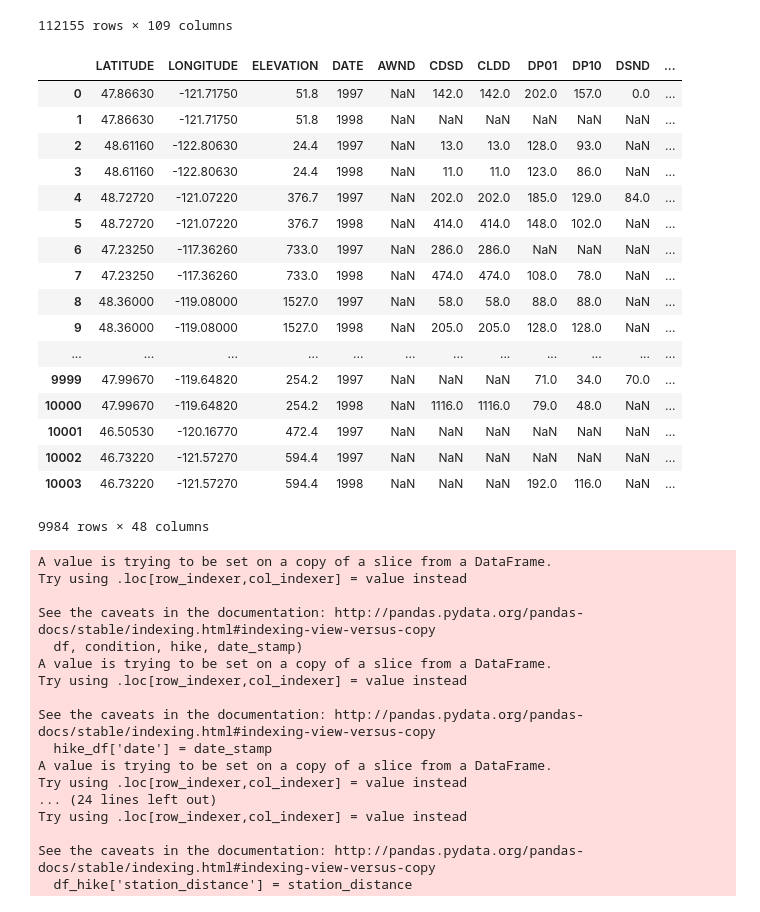
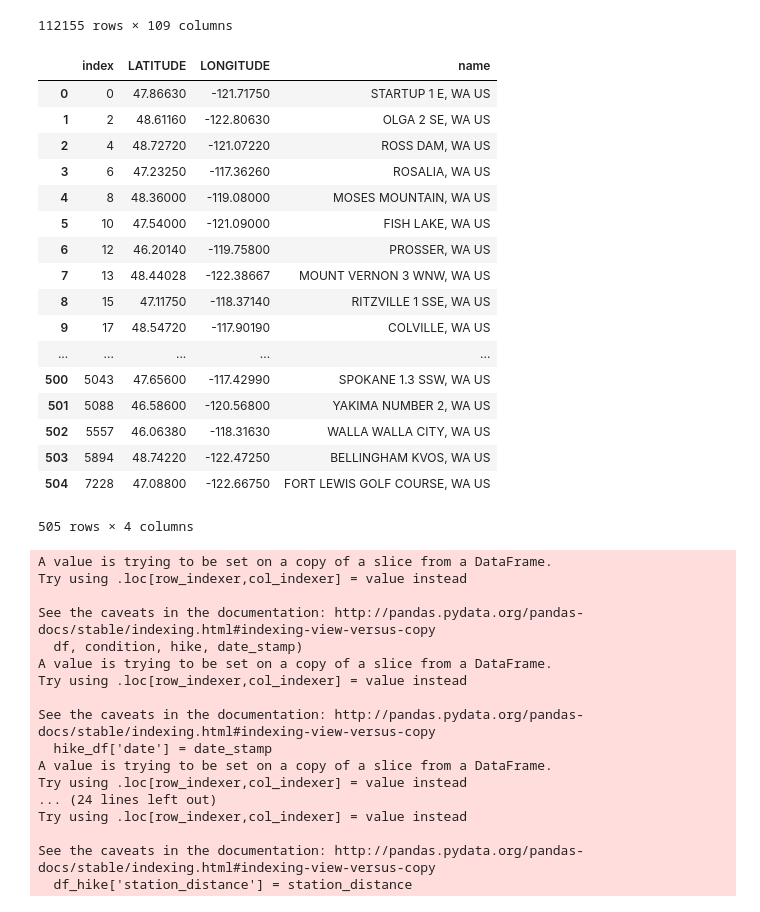
Before and after one commit to huddlestona/Trail_Report, a Jupyter notebook: bug_fix_final_model.ipynb, the cells around one changed output. Cells and saved outputs as stored; diff of their text form; code cells hidden in the pictures.

```diff
--- a/bug_fix_final_model.ipynb
+++ b/bug_fix_final_model.ipynb
@@ -59,27 +67,27 @@ df_init
     'data/WA_weather_yearly.csv',
     sep='|',
     lineterminator='\n')
-# %%
-weather_dist
-# %% [output]
-|  | LATITUDE | LONGITUDE | ELEVATION | DATE | AWND | CDSD | CLDD | DP01 | DP10 | DSND | ... |
-| 0 | 47.86630 | -121.71750 | 51.8 | 1997 | NaN | 142.0 | 142.0 | 202.0 | 157.0 | 0.0 | ... |
-| 1 | 47.86630 | -121.71750 | 51.8 | 1998 | NaN | NaN | NaN | NaN | NaN | NaN | ... |
-| 2 | 48.61160 | -122.80630 | 24.4 | 1997 | NaN | 13.0 | 13.0 | 128.0 | 93.0 | NaN | ... |
-| 3 | 48.61160 | -122.80630 | 24.4 | 1998 | NaN | 11.0 | 11.0 | 123.0 | 86.0 | NaN | ... |
-| 4 | 48.72720 | -121.07220 | 376.7 | 1997 | NaN | 202.0 | 202.0 | 185.0 | 129.0 | 84.0 | ... |
-| 5 | 48.72720 | -121.07220 | 376.7 | 1998 | NaN | 414.0 | 414.0 | 148.0 | 102.0 | NaN | ... |
-| 6 | 47.23250 | -117.36260 | 733.0 | 1997 | NaN | 286.0 | 286.0 | NaN | NaN | NaN | ... |
-| 7 | 47.23250 | -117.36260 | 733.0 | 1998 | NaN | 474.0 | 474.0 | 108.0 | 78.0 | NaN | ... |
-| 8 | 48.36000 | -119.08000 | 1527.0 | 1997 | NaN | 58.0 | 58.0 | 88.0 | 88.0 | NaN | ... |
-| 9 | 48.36000 | -119.08000 | 1527.0 | 1998 | NaN | 205.0 | 205.0 | 128.0 | 128.0 | NaN | ... |
-| ... | ... | ... | ... | ... | ... | ... | ... | ... | ... | ... | ... |
-| 9999 | 47.99670 | -119.64820 | 254.2 | 1997 | NaN | NaN | NaN | 71.0 | 34.0 | 70.0 | ... |
-| 10000 | 47.99670 | -119.64820 | 254.2 | 1998 | NaN | 1116.0 | 1116.0 | 79.0 | 48.0 | NaN | ... |
-| 10001 | 46.50530 | -120.16770 | 472.4 | 1997 | NaN | NaN | NaN | NaN | NaN | NaN | ... |
-| 10002 | 46.73220 | -121.57270 | 594.4 | 1997 | NaN | NaN | NaN | NaN | NaN | NaN | ... |
-| 10003 | 46.73220 | -121.57270 | 594.4 | 1998 | NaN | NaN | NaN | 192.0 | 116.0 | NaN | ... |
-9984 rows × 48 columns
+# %%
+weather
+# %% [output]
+|  | index | LATITUDE | LONGITUDE | name |
+| 0 | 0 | 47.86630 | -121.71750 | STARTUP 1 E, WA US |
+| 1 | 2 | 48.61160 | -122.80630 | OLGA 2 SE, WA US |
+| 2 | 4 | 48.72720 | -121.07220 | ROSS DAM, WA US |
+| 3 | 6 | 47.23250 | -117.36260 | ROSALIA, WA US |
+| 4 | 8 | 48.36000 | -119.08000 | MOSES MOUNTAIN, WA US |
+| 5 | 10 | 47.54000 | -121.09000 | FISH LAKE, WA US |
+| 6 | 12 | 46.20140 | -119.75800 | PROSSER, WA US |
+| 7 | 13 | 48.44028 | -122.38667 | MOUNT VERNON 3 WNW, WA US |
+| 8 | 15 | 47.11750 | -118.37140 | RITZVILLE 1 SSE, WA US |
+| 9 | 17 | 48.54720 | -117.90190 | COLVILLE, WA US |
+| ... | ... | ... | ... | ... |
+| 500 | 5043 | 47.65600 | -117.42990 | SPOKANE 1.3 SSW, WA US |
+| 501 | 5088 | 46.58600 | -120.56800 | YAKIMA NUMBER 2, WA US |
+| 502 | 5557 | 46.06380 | -118.31630 | WALLA WALLA CITY, WA US |
+| 503 | 5894 | 48.74220 | -122.47250 | BELLINGHAM KVOS, WA US |
+| 504 | 7228 | 47.08800 | -122.66750 | FORT LEWIS GOLF COURSE, WA US |
+505 rows × 4 columns
 # %%
 X_test, Text_X_test = get_data(hike, date,df_init, df_trail, weather, weather_dist)
 # %% [output]
```
Also changed, not shown: parts of 2 cells of this notebook, 1 other file.
